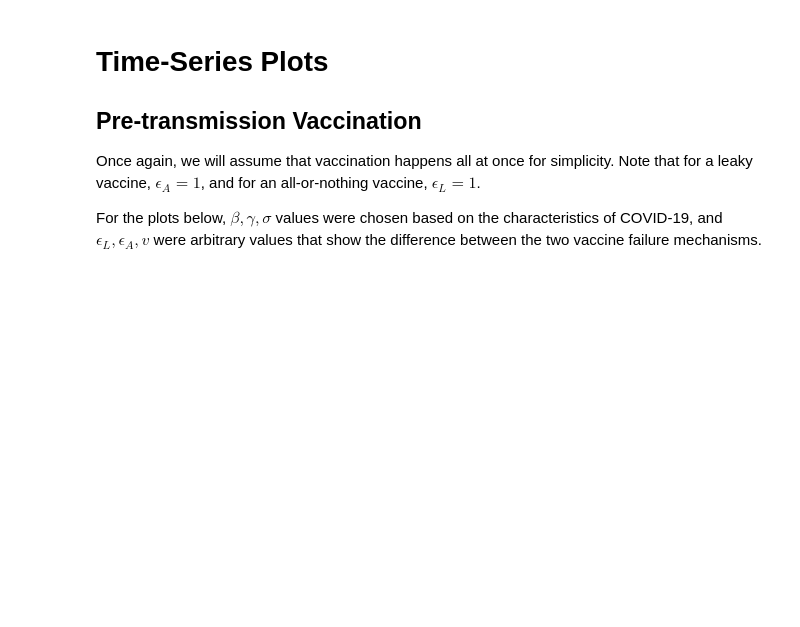
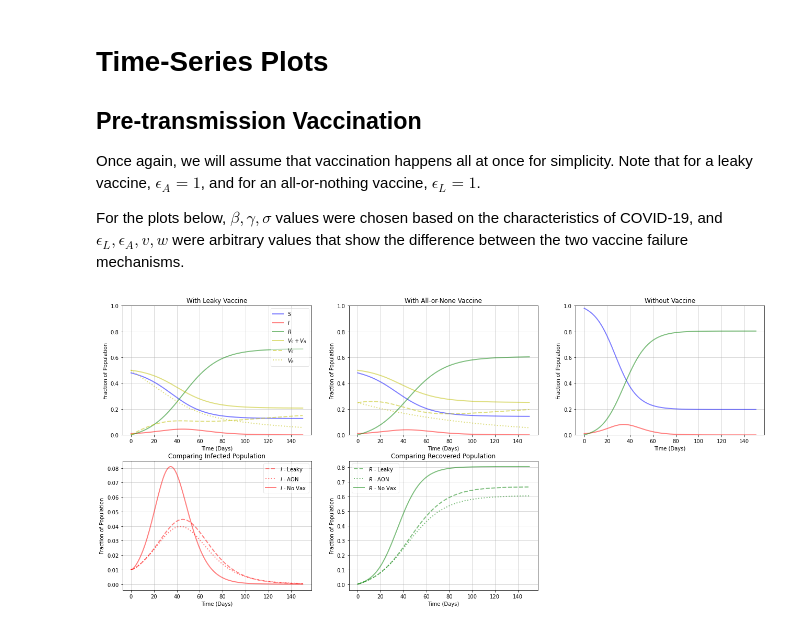
Before and after one commit to anjalika-nande/VaccineEfficacy, a Jupyter notebook: Models_waning.ipynb, the cells around one changed output. Drawn from its saved outputs; the diff is of its cells as text; code cells hidden in the pictures; blank space fills up the shorter version.

Commit message:
add waning

```diff
--- a/Models_waning.ipynb
+++ b/Models_waning.ipynb
@@ -61,7 +61,7 @@ def modified_seir_waning(y, t, tv, beta, sigma, gamma, fv, epsL, epsA, w):
 
     return dsdt, dvsdt, dvrdt, dedt, didt, drdt
 # %%
-def run_modified_seir(y0: list, t: np.ndarray, tv: int, beta: float, sigma: float, gamma: float, fv: float, \
+def run_modified_seir_waning(y0: list, t: np.ndarray, tv: int, beta: float, sigma: float, gamma: float, fv: float, \
     eps: float, w: float, mode: str = 'leaky'):
     if mode == 'leaky':
         epsL = eps; epsA = 1
@@ -81,4 +81,28 @@ def run_modified_seir(y0: list, t: np.ndarray, tv: int, beta: float, sigma: floa
 ## Pre-transmission Vaccination
 Once again, we will assume that vaccination happens all at once for simplicity. Note that for a leaky vaccine, $\epsilon_A = 1$, and for an all-or-nothing vaccine, $\epsilon_L = 1$.
 
-For the plots below, $\beta, \gamma, \sigma$ values were chosen based on the characteristics of COVID-19, and $\epsilon_L, \epsilon_A, v$ were arbitrary values that show the difference between the two vaccine failure mechanisms.
+For the plots below, $\beta, \gamma, \sigma$ values were chosen based on the characteristics of COVID-19, and $\epsilon_L, \epsilon_A, v, w$ were arbitrary values that show the difference between the two vaccine failure mechanisms.
+# %%
+### run model
+# set parameters
+sigma = 1/4; gamma = 1/4; beta = 2 * gamma; eps = 0.5; fv = 0.5; w = 0.01
+s0 = 0.98; s0_vax = 0.98 - fv; e0 = 0.01; i0 = 0.01; r0 = 0;
+t = np.linspace(0, 150, 151); tv = -1
+
+# no vaccination
+y0 = [s0, e0, i0, r0]
+sim = odeint(seir, y0, t, args=(beta, sigma, gamma))
+sim = sim.T
+
+# leaky
+vs0_leaky = 0; vr0_leaky = fv; y0_leaky = [s0_vax, vs0_leaky, vr0_leaky, e0, i0, r0]
+sim_leaky = run_modified_seir_waning(y0_leaky, t, tv, beta, sigma, gamma, fv, eps, w, mode = 'leaky')
+
+# aon
+vs0_aon = fv*(1-eps); vr0_aon = fv*eps; y0_aon = [s0_vax, vs0_aon, vr0_aon, e0, i0, r0]
+sim_aon = run_modified_seir_waning(y0_aon, t, tv, beta, sigma, gamma, fv, eps, w, mode = 'aon')
+
+### plot time-series plot
+plot_timeseries(sim, sim_leaky, sim_aon)
+# %% [output]
+[figure, added]
```
Also changed, not shown: parts of 6 cells of this notebook.
